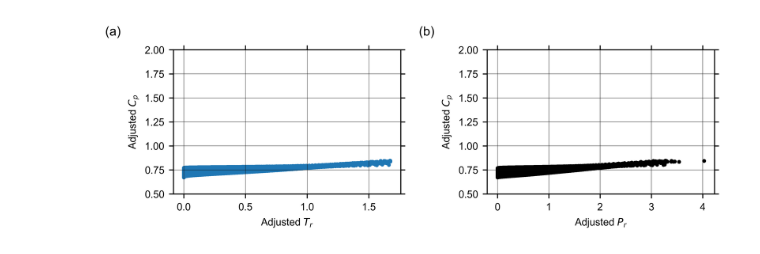
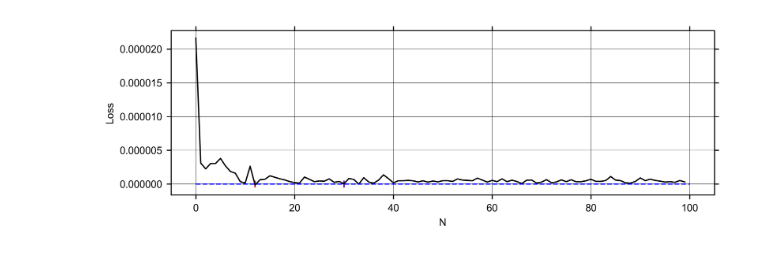
Before and after one commit to Zackary-Overend/MSc, a Jupyter notebook: Model_main.ipynb, the cells around one changed output. Cells and saved outputs as stored; diff of their text form; code cells hidden in the pictures.

```diff
--- a/Model_main.ipynb
+++ b/Model_main.ipynb
@@ -421,25 +402,3 @@ dataframe = Data_Manipulation(dataframe)
-# %%
-fig, (ax1, ax2)= plt.subplots(1, 2)
-
-ax1.text(-0.3,1.1,'(a)',transform=ax1.transAxes)
-ax2.text(-0.3,1.1,'(b)',transform=ax2.transAxes)
-
-ax1.scatter(dataframe['Temperature (K)'], dataframe['Cp (J/mol*K)'])
-ax1.set_xlabel('Adjusted $T_r$')
-ax1.set_ylabel('Adjusted $C_p$')
-ax1.set_ylim(0.5, 2)
-
-ax2.scatter(dataframe['Pressure (bar)'], dataframe['Cp (J/mol*K)'], color= 'black')
-ax2.set_xlabel('Adjusted $P_r$')
-ax2.set_ylabel('Adjusted $C_p$')
-ax2.set_ylim(0.5, 2)
-
-plt.style.use('DoubleColumn.mplstyle')
-plt.rcParams["axes.formatter.limits"] = (-99, 99)
-plt.savefig('Modified Data2.pdf')
-plt.show()
-# %% [output]
-[figure, removed]
 # %%
 path = r"C:\Users\Geoff's\Desktop\Dissertation\Models\No Cross Validation"
 load_data_file = "NIST Saturation.xlsx"
@@ -447,4 +406,31 @@ hidden_layer = [29]
 split_values = [2,3,4,5,6,7,8,9,10]
 
 x_data, y_data = Load_data(path= path, file_name= load_data_file, CO= False, fingerprints= True)
+# %%
+optimised_MSE_train, optimised_MSE_test = optimise_network(x_data, y_data, 0.25, 100, 1, [])
+# %%
+residue = optimised_MSE_test - optimised_MSE_train
+# %%
+fig, (ax1)= plt.subplots(1, 1)
+
+node1 = plt.Circle(xy= (12,0), radius= 0.0000005, color= 'red', fill= None)
+node2 = plt.Circle(xy= (30,0), radius= 0.0000005, color= 'purple', fill= None)
+
+
+ax1.plot(residue[1:].tolist(), '-k')
+ax1.plot((0,100), (0,0), '--b')
+ax1.add_patch(node1)
+ax1.add_patch(node2)
+ax1.set_ylabel('Loss')
+ax1.set_xlabel('N')
+
+plt.style.use('DoubleColumn.mplstyle')
+plt.rcParams["axes.formatter.limits"] = (-99, 99)
+
+plt.savefig('single_layer_loss_vs_neuron.pdf')
+
+# plt.gca().set_aspect('equal', adjustable='box')
+plt.show()
+# %% [output]
+[figure, added]
 # %%
```
Also changed, not shown: parts of 8 cells of this notebook, 3 other files.
